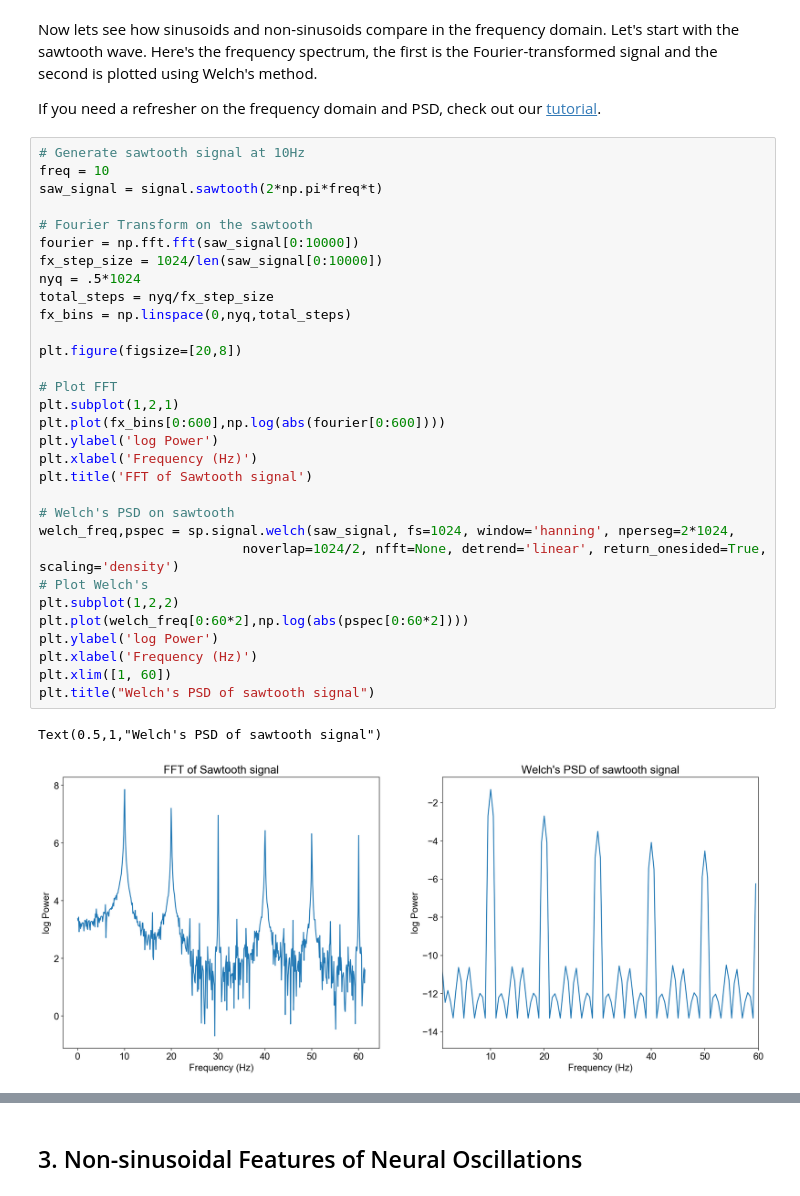
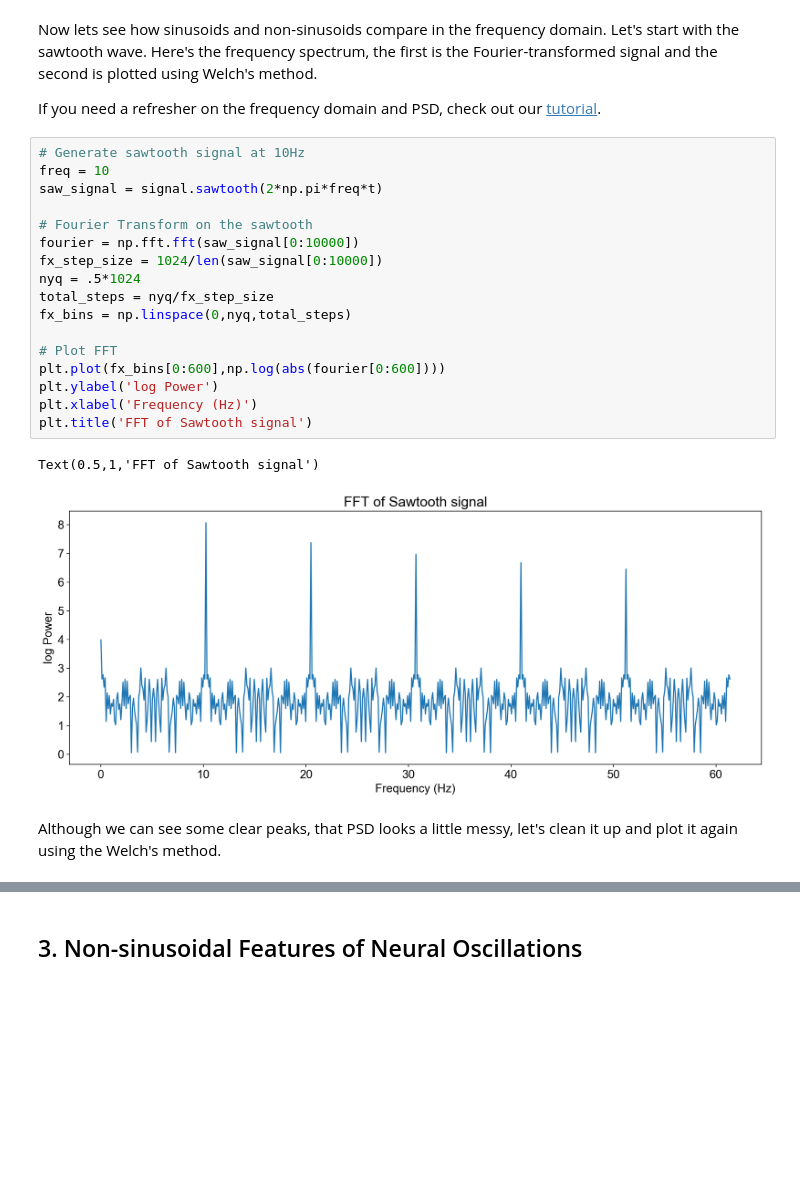
Before and after one commit to voytekresearch/Tutorials, a Jupyter notebook: 08-HowFrequencyRepresentationsGoWrong.ipynb, the cells around one changed output, grey strips where cells are left out. Saved outputs shown, nothing was run; the diff lists cells and outputs as text; blank space fills up the shorter version.

```diff
--- a/08-HowFrequencyRepresentationsGoWrong.ipynb
+++ b/08-HowFrequencyRepresentationsGoWrong.ipynb
@@ -124,34 +124,22 @@ If you need a refresher on the frequency domain and PSD, check out our [tutorial
 # %%
 # Generate sawtooth signal at 10Hz
 freq = 10
 saw_signal = signal.sawtooth(2*np.pi*freq*t)
 
 # Fourier Transform on the sawtooth
 fourier = np.fft.fft(saw_signal[0:10000])
 fx_step_size = 1024/len(saw_signal[0:10000])
 nyq = .5*1024
 total_steps = nyq/fx_step_size
 fx_bins = np.linspace(0,nyq,total_steps)
 
-plt.figure(figsize=[20,8])
-
 # Plot FFT
-plt.subplot(1,2,1)
 plt.plot(fx_bins[0:600],np.log(abs(fourier[0:600])))
 plt.ylabel('log Power')
 plt.xlabel('Frequency (Hz)')
 plt.title('FFT of Sawtooth signal')
-
-# Welch's PSD on sawtooth
-welch_freq,pspec = sp.signal.welch(saw_signal, fs=1024, window='hanning', nperseg=2*1024,
-                          noverlap=1024/2, nfft=None, detrend='linear', return_onesided=True, scaling='density')
-# Plot Welch's
-plt.subplot(1,2,2)
-plt.plot(welch_freq[0:60*2],np.log(abs(pspec[0:60*2])))
-plt.ylabel('log Power')
-plt.xlabel('Frequency (Hz)')
-plt.xlim([1, 60])
-plt.title("Welch's PSD of sawtooth signal")
 # %% [output]
-Text(0.5,1,"Welch's PSD of sawtooth signal")
+Text(0.5,1,'FFT of Sawtooth signal')
-[figure, old version]
+[figure, new version]
+# %% [markdown]
+Although we can see some clear peaks, that PSD looks a little messy, let's clean it up and plot it again using the Welch's method.
```
Also changed, not shown: parts of 4 cells of this notebook, 2 other files.
